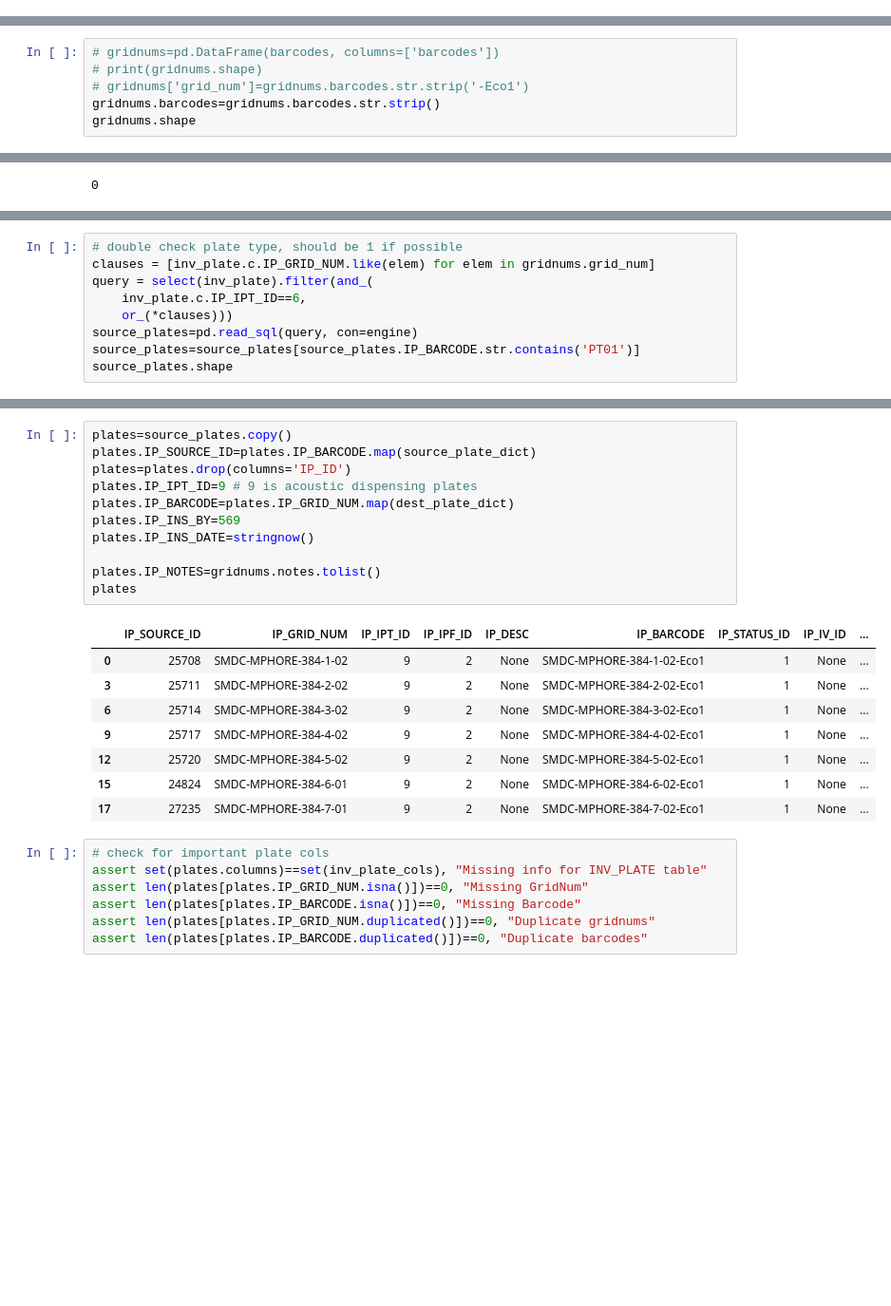
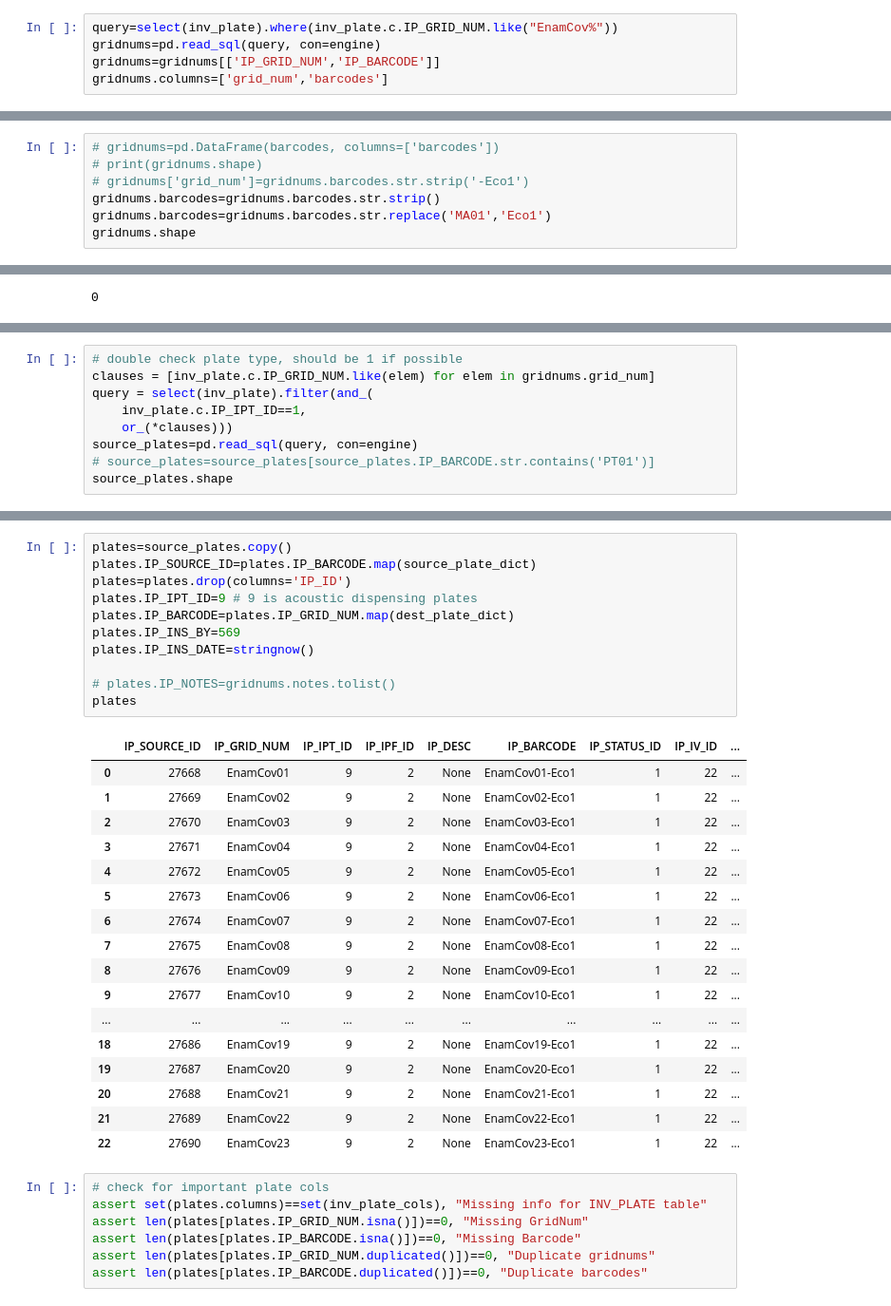
Before and after one commit to Small-Molecule-Discovery-Center/smdc_process_data, a Jupyter notebook: database_interactions/Register_Daughter_Plate.ipynb, the cells around one changed output, grey strips where cells are left out. Shown: that part at 95% size. Cells and saved outputs as stored; diff of their text form; blank space fills up the shorter version.

Commit message:
update daughter plate to align with long form user input from plate_maps.py

```diff
--- a/database_interactions/Register_Daughter_Plate.ipynb
+++ b/database_interactions/Register_Daughter_Plate.ipynb
@@ -56,0 +56,5 @@ gridnums=pd.read_csv('/Users/apaulson/Downloads/daughter_plates.csv')
+# %%
+query=select(inv_plate).where(inv_plate.c.IP_GRID_NUM.like("EnamCov%"))
+gridnums=pd.read_sql(query, con=engine)
+gridnums=gridnums[['IP_GRID_NUM','IP_BARCODE']]
+gridnums.columns=['grid_num','barcodes']
@@ -59,5 +66,6 @@ gridnums=pd.read_csv('/Users/apaulson/Downloads/daughter_plates.csv')
 # print(gridnums.shape)
 # gridnums['grid_num']=gridnums.barcodes.str.strip('-Eco1')
 gridnums.barcodes=gridnums.barcodes.str.strip()
+gridnums.barcodes=gridnums.barcodes.str.replace('MA01','Eco1')
 gridnums.shape
 # %% [output]
@@ -87,9 +95,9 @@ gridnums.shape
 # double check plate type, should be 1 if possible
 clauses = [inv_plate.c.IP_GRID_NUM.like(elem) for elem in gridnums.grid_num]
 query = select(inv_plate).filter(and_(
-    inv_plate.c.IP_IPT_ID==6,
+    inv_plate.c.IP_IPT_ID==1,
     or_(*clauses)))
 source_plates=pd.read_sql(query, con=engine)
-source_plates=source_plates[source_plates.IP_BARCODE.str.contains('PT01')]
+# source_plates=source_plates[source_plates.IP_BARCODE.str.contains('PT01')]
 source_plates.shape
 # %% [output]
@@ -120,23 +138,32 @@ source_plate_dict
 # %%
 plates=source_plates.copy()
 plates.IP_SOURCE_ID=plates.IP_BARCODE.map(source_plate_dict)
 plates=plates.drop(columns='IP_ID')
 plates.IP_IPT_ID=9 # 9 is acoustic dispensing plates
 plates.IP_BARCODE=plates.IP_GRID_NUM.map(dest_plate_dict)
 plates.IP_INS_BY=569
 plates.IP_INS_DATE=stringnow()
 
-plates.IP_NOTES=gridnums.notes.tolist()
+# plates.IP_NOTES=gridnums.notes.tolist()
 plates
 # %% [output]
 |  | IP_SOURCE_ID | IP_GRID_NUM | IP_IPT_ID | IP_IPF_ID | IP_DESC | IP_BARCODE | IP_STATUS_ID | IP_IV_ID | ... |
-| 0 | 25708 | SMDC-MPHORE-384-1-02 | 9 | 2 | None | SMDC-MPHORE-384-1-02-Eco1 | 1 | None | ... |
-| 3 | 25711 | SMDC-MPHORE-384-2-02 | 9 | 2 | None | SMDC-MPHORE-384-2-02-Eco1 | 1 | None | ... |
-| 6 | 25714 | SMDC-MPHORE-384-3-02 | 9 | 2 | None | SMDC-MPHORE-384-3-02-Eco1 | 1 | None | ... |
-| 9 | 25717 | SMDC-MPHORE-384-4-02 | 9 | 2 | None | SMDC-MPHORE-384-4-02-Eco1 | 1 | None | ... |
-| 12 | 25720 | SMDC-MPHORE-384-5-02 | 9 | 2 | None | SMDC-MPHORE-384-5-02-Eco1 | 1 | None | ... |
-| 15 | 24824 | SMDC-MPHORE-384-6-01 | 9 | 2 | None | SMDC-MPHORE-384-6-02-Eco1 | 1 | None | ... |
-| 17 | 27235 | SMDC-MPHORE-384-7-01 | 9 | 2 | None | SMDC-MPHORE-384-7-02-Eco1 | 1 | None | ... |
+| 0 | 27668 | EnamCov01 | 9 | 2 | None | EnamCov01-Eco1 | 1 | 22 | ... |
+| 1 | 27669 | EnamCov02 | 9 | 2 | None | EnamCov02-Eco1 | 1 | 22 | ... |
+| 2 | 27670 | EnamCov03 | 9 | 2 | None | EnamCov03-Eco1 | 1 | 22 | ... |
+| 3 | 27671 | EnamCov04 | 9 | 2 | None | EnamCov04-Eco1 | 1 | 22 | ... |
+| 4 | 27672 | EnamCov05 | 9 | 2 | None | EnamCov05-Eco1 | 1 | 22 | ... |
+| 5 | 27673 | EnamCov06 | 9 | 2 | None | EnamCov06-Eco1 | 1 | 22 | ... |
+| 6 | 27674 | EnamCov07 | 9 | 2 | None | EnamCov07-Eco1 | 1 | 22 | ... |
+| 7 | 27675 | EnamCov08 | 9 | 2 | None | EnamCov08-Eco1 | 1 | 22 | ... |
+| 8 | 27676 | EnamCov09 | 9 | 2 | None | EnamCov09-Eco1 | 1 | 22 | ... |
+| 9 | 27677 | EnamCov10 | 9 | 2 | None | EnamCov10-Eco1 | 1 | 22 | ... |
+| ... | ... | ... | ... | ... | ... | ... | ... | ... | ... |
+| 18 | 27686 | EnamCov19 | 9 | 2 | None | EnamCov19-Eco1 | 1 | 22 | ... |
+| 19 | 27687 | EnamCov20 | 9 | 2 | None | EnamCov20-Eco1 | 1 | 22 | ... |
+| 20 | 27688 | EnamCov21 | 9 | 2 | None | EnamCov21-Eco1 | 1 | 22 | ... |
+| 21 | 27689 | EnamCov22 | 9 | 2 | None | EnamCov22-Eco1 | 1 | 22 | ... |
+| 22 | 27690 | EnamCov23 | 9 | 2 | None | EnamCov23-Eco1 | 1 | 22 | ... |
 # %%
 # check for important plate cols
 assert set(plates.columns)==set(inv_plate_cols), "Missing info for INV_PLATE table"
```
Also changed, not shown: parts of 22 cells of this notebook, 1 other file.
